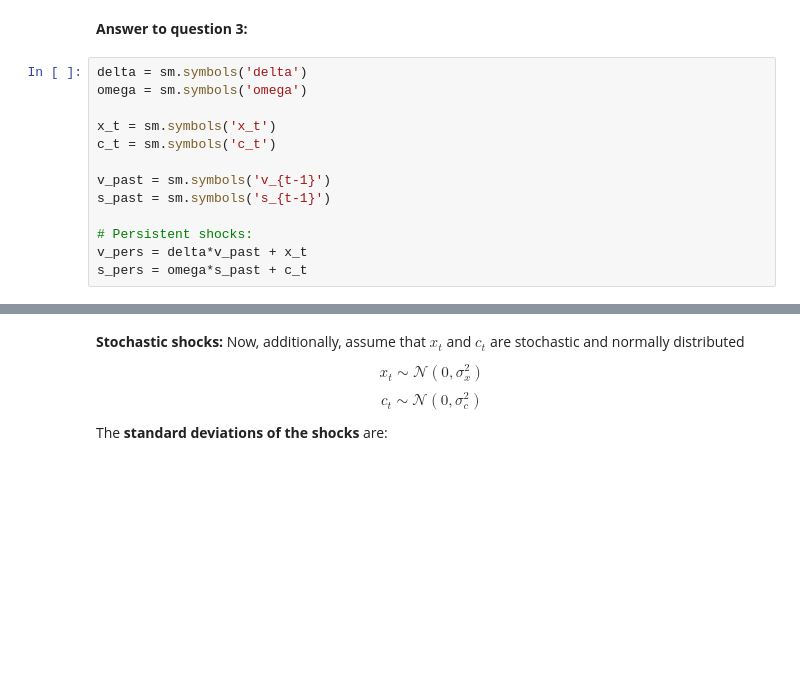
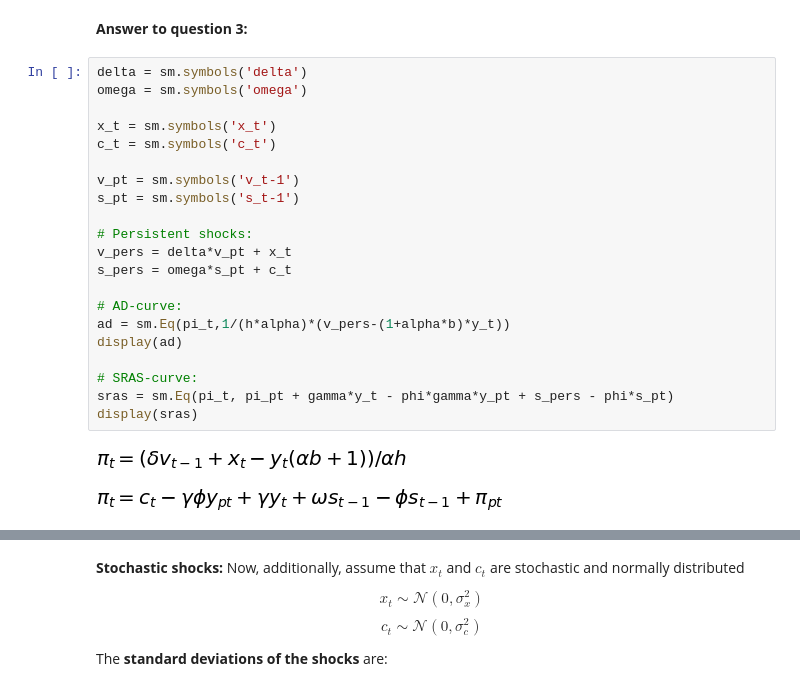
Before and after one commit to KristinaMariaSoerensen/projects-2019-chx, a Jupyter notebook: examproject/exam_2019.ipynb, the cells around one changed output, grey strips where cells are left out. Cells and saved outputs as stored; diff of their text form; blank space fills up the shorter version.

```diff
--- a/examproject/exam_2019.ipynb
+++ b/examproject/exam_2019.ipynb
@@ -333,13 +333,24 @@ par['omega'] = 0.15
 # %%
 delta = sm.symbols('delta')
 omega = sm.symbols('omega')
 
 x_t = sm.symbols('x_t')
 c_t = sm.symbols('c_t')
 
-v_past = sm.symbols('v_{t-1}')
-s_past = sm.symbols('s_{t-1}')
+v_pt = sm.symbols('v_t-1')
+s_pt = sm.symbols('s_t-1')
 
 # Persistent shocks:
-v_pers = delta*v_past + x_t
-s_pers = omega*s_past + c_t
+v_pers = delta*v_pt + x_t
+s_pers = omega*s_pt + c_t
+
+# AD-curve:
+ad = sm.Eq(pi_t,1/(h*alpha)*(v_pers-(1+alpha*b)*y_t))
+display(ad)
+
+# SRAS-curve:
+sras = sm.Eq(pi_t, pi_pt + gamma*y_t - phi*gamma*y_pt + s_pers - phi*s_pt)
+display(sras)
+# %% [output]
+[figure, added]
+[figure, added]
```
Also changed, not shown: parts of 19 cells of this notebook, 3 other files.
